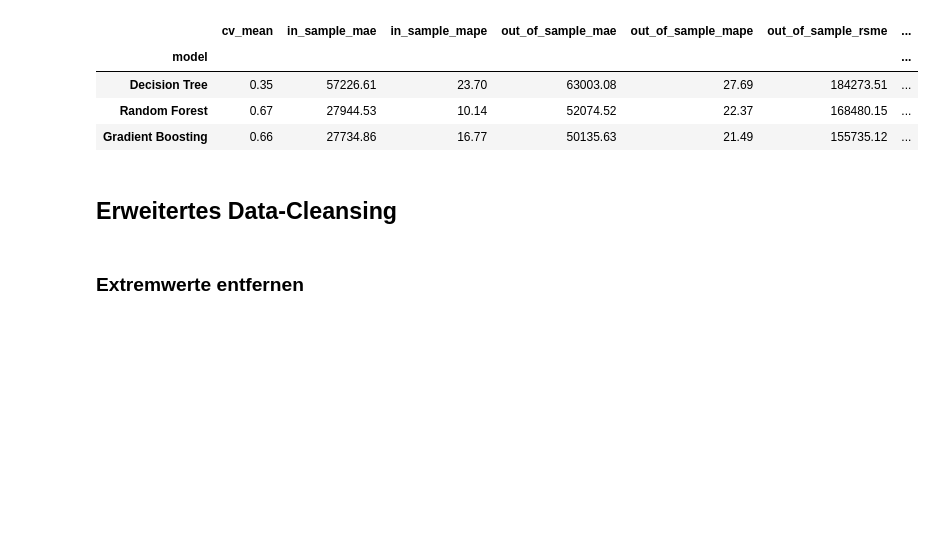
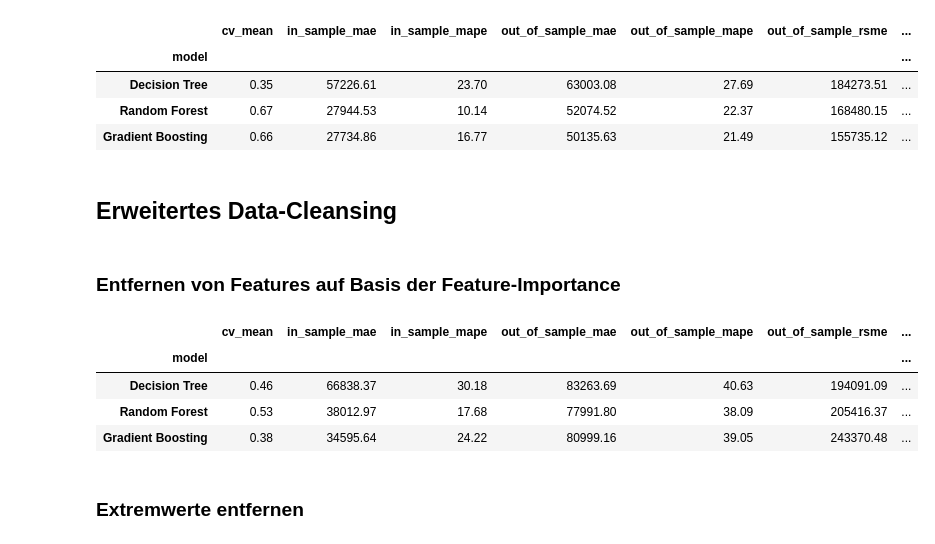
Before and after one commit to mixd304/dbuas-modul_13-applied-ds-2-ml-and-reporting-studienarbeit-darius-mix, a Jupyter notebook: notebooks/main.ipynb, the cells around one changed output. Saved outputs shown, nothing was run; the diff lists cells and outputs as text; code cells hidden in the pictures; blank space fills up the shorter version.

```diff
--- a/notebooks/main.ipynb
+++ b/notebooks/main.ipynb
@@ -417,3 +432,5 @@ df_metrics_optimized_parameter.round(2)
 | Gradient Boosting | 0.66 | 27734.86 | 16.77 | 50135.63 | 21.49 | 155735.12 | ... |
 # %% [markdown]
 ## Erweitertes Data-Cleansing
+# %% [markdown]
+### Entfernen von Features auf Basis der Feature-Importance
@@ -420,3 +473,11 @@ df_metrics_optimized_parameter.round(2)
+# %%
+df_metrics_reduced_features.round(2)
+# %% [output]
+|  | cv_mean | in_sample_mae | in_sample_mape | out_of_sample_mae | out_of_sample_mape | out_of_sample_rsme | ... |
+| model |  |  |  |  |  |  | ... |
+| Decision Tree | 0.46 | 66838.37 | 30.18 | 83263.69 | 40.63 | 194091.09 | ... |
+| Random Forest | 0.53 | 38012.97 | 17.68 | 77991.80 | 38.09 | 205416.37 | ... |
+| Gradient Boosting | 0.38 | 34595.64 | 24.22 | 80999.16 | 39.05 | 243370.48 | ... |
 # %% [markdown]
 ### Extremwerte entfernen
 # %%
```
Also changed, not shown: parts of 11 cells of this notebook, 1 other file.
